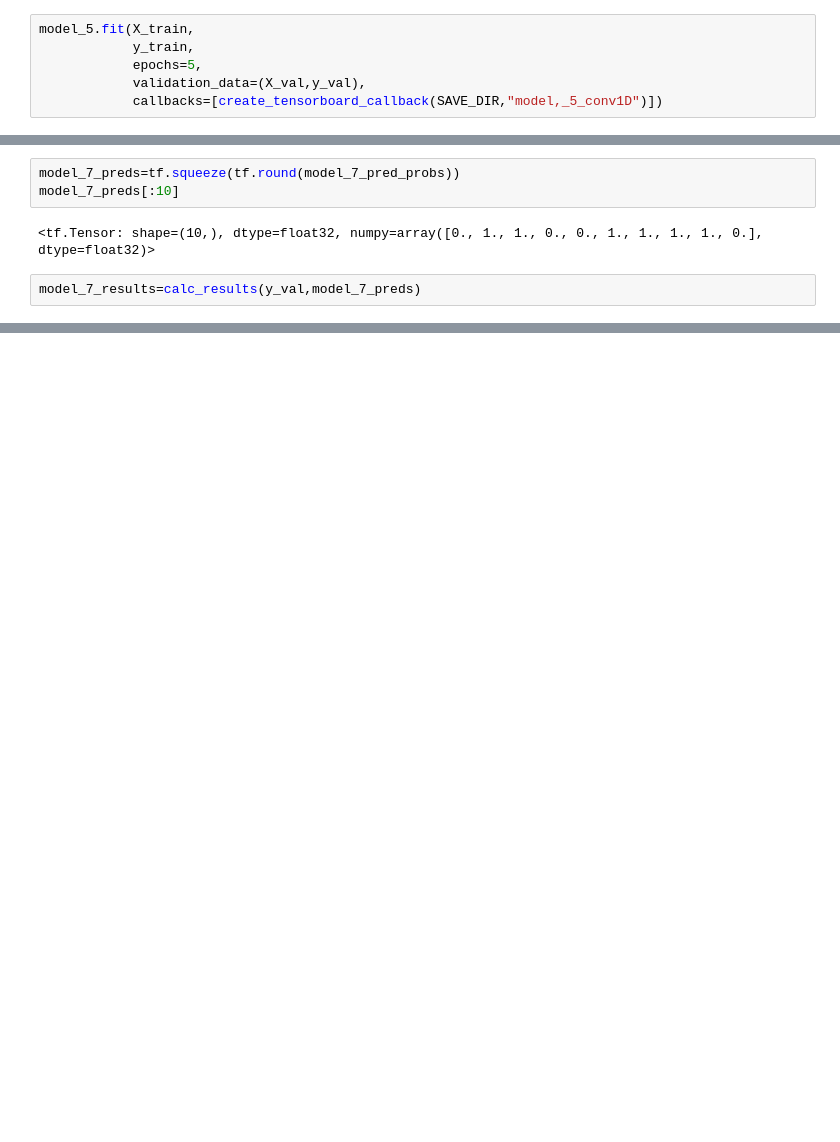
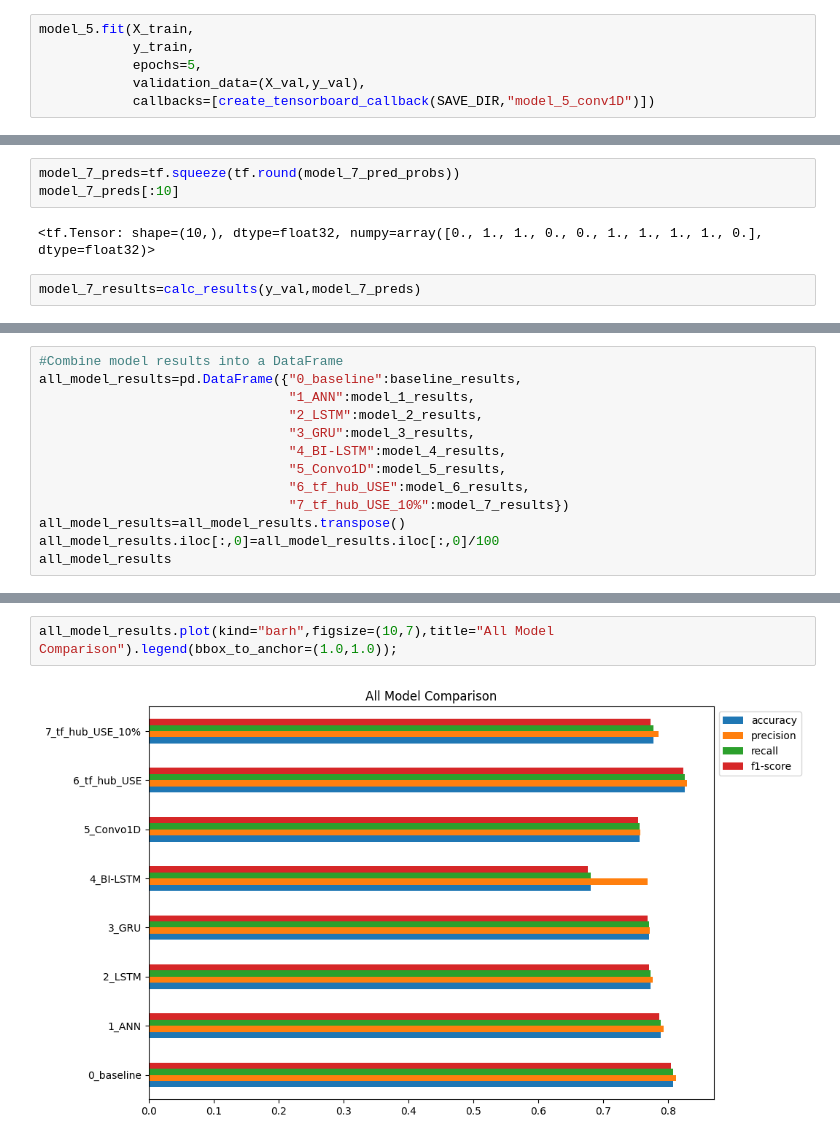
Before and after one commit to MananShukla7/TensorFlow-NLP, a Jupyter notebook: 01_intro_tf_nlp.ipynb, the cells around one changed output, grey strips where cells are left out. Saved outputs shown, nothing was run; the diff lists cells and outputs as text; blank space fills up the shorter version.

```diff
--- a/01_intro_tf_nlp.ipynb
+++ b/01_intro_tf_nlp.ipynb
@@ -1220,5 +1220,5 @@ model_5.fit(X_train,
             y_train,
             epochs=5,
             validation_data=(X_val,y_val),
-            callbacks=[create_tensorboard_callback(SAVE_DIR,"model,_5_conv1D")])
+            callbacks=[create_tensorboard_callback(SAVE_DIR,"model_5_conv1D")])
 # %% [output]
@@ -1600,0 +1612,13 @@ model_7_results,baseline_results
+# %%
+#Combine model results into a DataFrame
+all_model_results=pd.DataFrame({"0_baseline":baseline_results,
+                                "1_ANN":model_1_results,
+                                "2_LSTM":model_2_results,
+                                "3_GRU":model_3_results,
+                                "4_BI-LSTM":model_4_results,
+                                "5_Convo1D":model_5_results,
+                                "6_tf_hub_USE":model_6_results,
+                                "7_tf_hub_USE_10%":model_7_results})
+all_model_results=all_model_results.transpose()
+all_model_results.iloc[:,0]=all_model_results.iloc[:,0]/100
+all_model_results
@@ -1600,0 +1635,4 @@ model_7_results,baseline_results
+# %%
+all_model_results.plot(kind="barh",figsize=(10,7),title="All Model Comparison").legend(bbox_to_anchor=(1.0,1.0));
+# %% [output]
+[figure, added]
```
Also changed, not shown: parts of 81 cells of this notebook.
